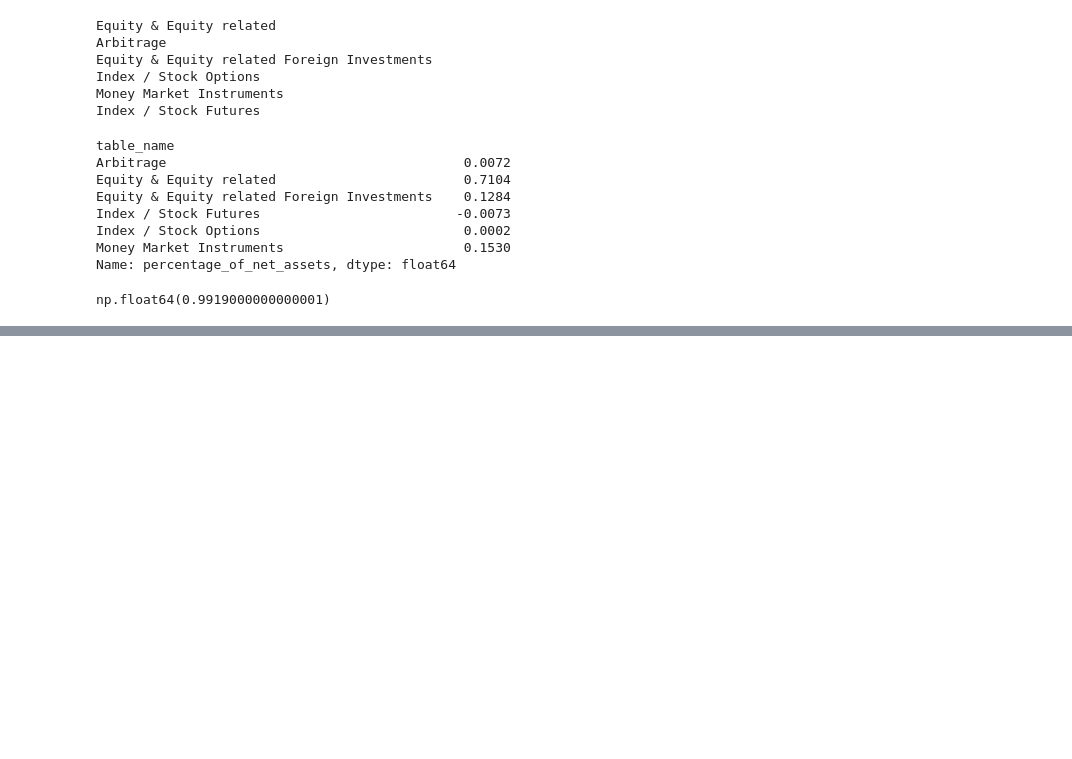
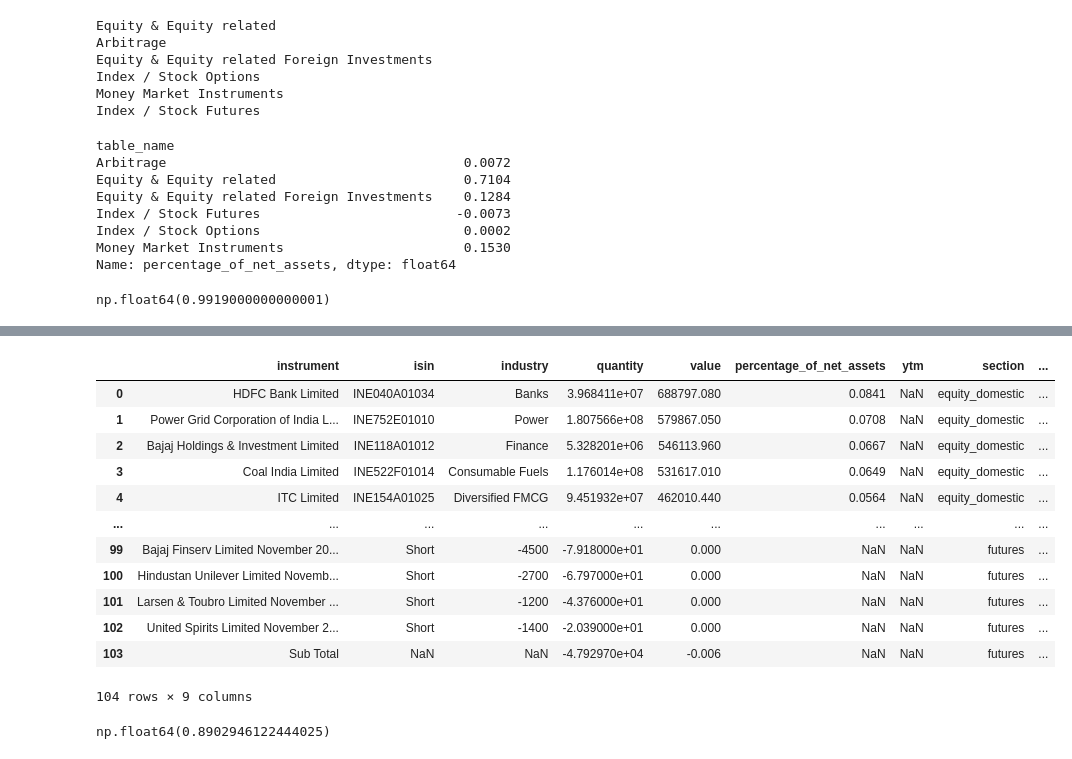
Before and after one commit to raro123/mf_holdings, a Jupyter notebook: notebooks/test_excel_extract.ipynb, the cells around one changed output, grey strips where cells are left out. Cells and saved outputs as stored; diff of their text form; code cells hidden in the pictures; blank space fills up the shorter version.

```diff
--- a/notebooks/test_excel_extract.ipynb
+++ b/notebooks/test_excel_extract.ipynb
@@ -330,0 +260,16 @@ np.float64(0.9919000000000001)
+# %%
+raw_df = get_raw_table(df, equity_domestic,end_note)
+# %%
+raw2_df = (raw_df
+ .assign(equity_domestic = lambda x: np.where(x.iloc[:,1].isin(equity_domestic), 'equity_domestic', ''),
+         arbitrage = lambda x: np.where(x.iloc[:,1].isin(arbitrage), 'arbitrage', ''),
+         unlisted = lambda x: np.where(x.iloc[:,1].isin(unlisted), 'unlisted', ''),
+         equity_foreign = lambda x: np.where(x.iloc[:,1].isin(equity_foreign), 'equity_foreign', ''),
+         options = lambda x: np.where(x.iloc[:,1].isin(options), 'options', ''),
+         money_market = lambda x: np.where(x.iloc[:,1].isin(money_market), 'money_market', ''),
+         futures = lambda x: np.where(x.iloc[:,1].isin(futures), 'futures', ''),
+         section_1 = lambda x: (x.equity_domestic + x.arbitrage + x.unlisted + x.equity_foreign + x.options + x.money_market + x.futures),
+         section = lambda x: x.section_1.replace('', np.nan).ffill(),
+        )
+ .drop(columns=['equity_domestic', 'arbitrage', 'unlisted', 'equity_foreign', 'options', 'money_market', 'futures', 'section_1'])
+)
@@ -330,0 +308,18 @@ np.float64(0.9919000000000001)
+# %%
+def clean_full_raw_table(df,statement_period):
+    exclude_instruments = ["Name of the Instrument","Margin Fixed Deposit"]
+    clean_df = (df
+                .dropna(axis=1, how='all')
+                .pipe(rename_columns, col_list+['section'])
+                .query('(~quantity.isnull())|(~ytm.isnull())|(~industry.isnull())')
+                .query('~(instrument.isin(@exclude_instruments))')
+                .assign(
+                        quantity = lambda x: x.quantity.astype(float),
+                        value = lambda x: x.value.astype(float),
+                        percentage_of_net_assets = lambda x: x.percentage_of_net_assets.astype('string').str.replace('$', '').str.replace('%', '').astype(float),
+                        ytm = lambda x: x.ytm.astype(float),
+                        statement_period = statement_period
+                    )
+                .reset_index(drop=True)
+                )
+    return clean_df
@@ -330,0 +342,22 @@ np.float64(0.9919000000000001)
+# %%
+clean1_df = clean_full_raw_table(raw2_df,statement_period)
+# %%
+clean1_df
+# %% [output]
+|  | instrument | isin | industry | quantity | value | percentage_of_net_assets | ytm | section | ... |
+| 0 | HDFC Bank Limited | INE040A01034 | Banks | 3.968411e+07 | 688797.080 | 0.0841 | NaN | equity_domestic | ... |
+| 1 | Power Grid Corporation of India L... | INE752E01010 | Power | 1.807566e+08 | 579867.050 | 0.0708 | NaN | equity_domestic | ... |
+| 2 | Bajaj Holdings & Investment Limited | INE118A01012 | Finance | 5.328201e+06 | 546113.960 | 0.0667 | NaN | equity_domestic | ... |
+| 3 | Coal India Limited | INE522F01014 | Consumable Fuels | 1.176014e+08 | 531617.010 | 0.0649 | NaN | equity_domestic | ... |
+| 4 | ITC Limited | INE154A01025 | Diversified FMCG | 9.451932e+07 | 462010.440 | 0.0564 | NaN | equity_domestic | ... |
+| ... | ... | ... | ... | ... | ... | ... | ... | ... | ... |
+| 99 | Bajaj Finserv Limited November 20... | Short | -4500 | -7.918000e+01 | 0.000 | NaN | NaN | futures | ... |
+| 100 | Hindustan Unilever Limited Novemb... | Short | -2700 | -6.797000e+01 | 0.000 | NaN | NaN | futures | ... |
+| 101 | Larsen & Toubro Limited November ... | Short | -1200 | -4.376000e+01 | 0.000 | NaN | NaN | futures | ... |
+| 102 | United Spirits Limited November 2... | Short | -1400 | -2.039000e+01 | 0.000 | NaN | NaN | futures | ... |
+| 103 | Sub Total | NaN | NaN | -4.792970e+04 | -0.006 | NaN | NaN | futures | ... |
+104 rows × 9 columns
+# %%
+clean1_df.percentage_of_net_assets.sum()
+# %% [output]
+np.float64(0.8902946122444025)
```
Also changed, not shown: parts of 50 cells of this notebook, 8 other files.
